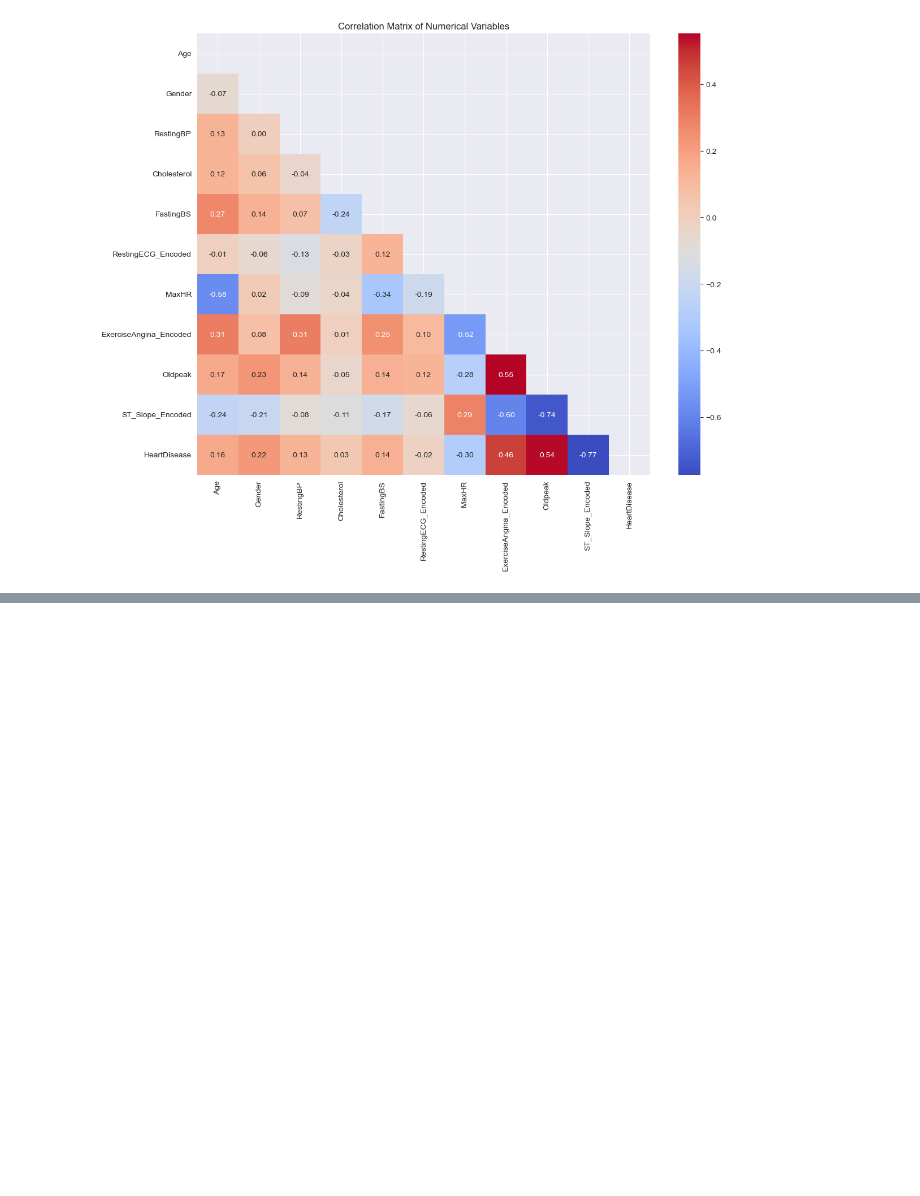
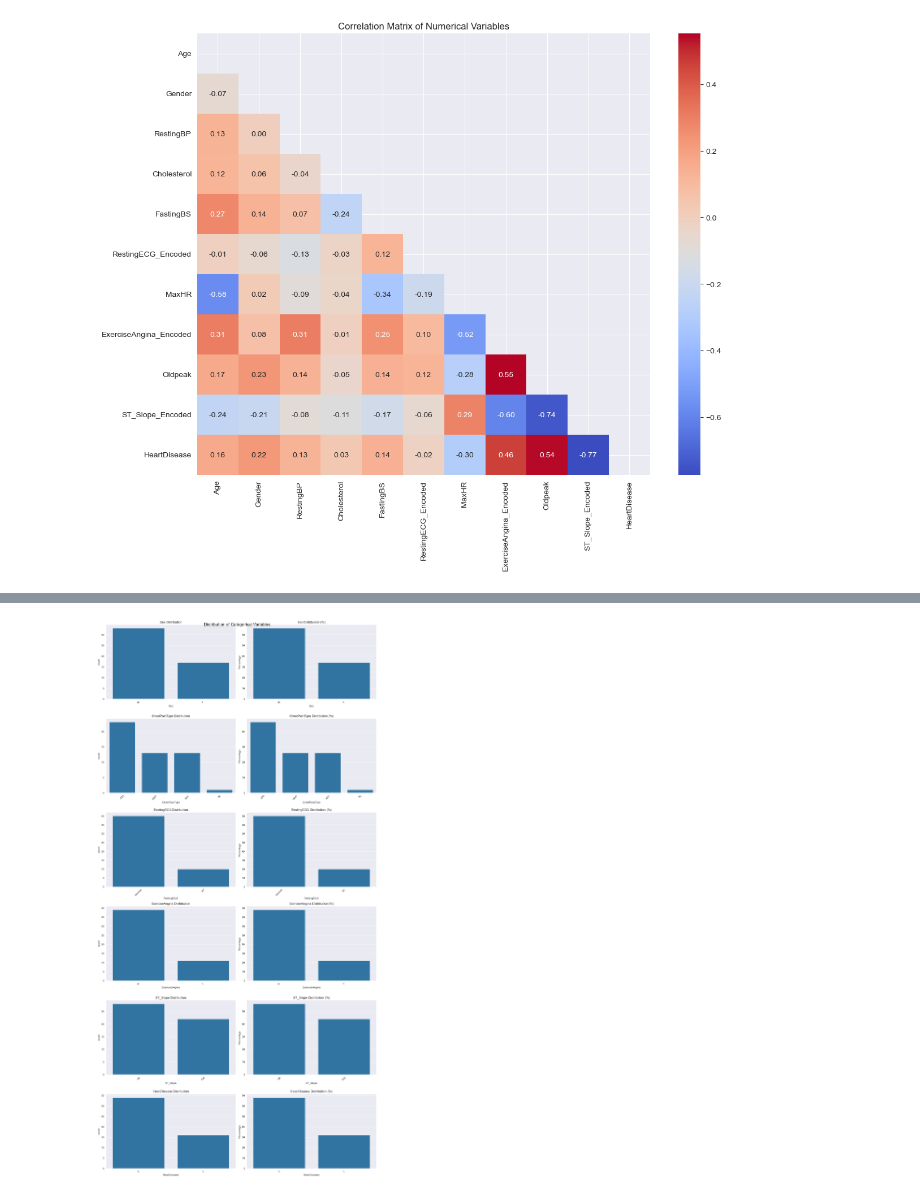
Before and after one commit to abdelmoniem-saad/Heart-Disease-Inferential-Statistics, a Jupyter notebook: Heart_Disease_Statistical_Inference.ipynb, the cells around one changed output, grey strips where cells are left out. Saved outputs shown, nothing was run; the diff lists cells and outputs as text; code cells hidden in the pictures; blank space fills up the shorter version.

```diff
--- a/Heart_Disease_Statistical_Inference.ipynb
+++ b/Heart_Disease_Statistical_Inference.ipynb
@@ -190,0 +226,21 @@ plt.show()
+# %%
+fig, axes = plt.subplots(len(categorical_columns), 2, figsize=(15, 5 * len(categorical_columns)))
+fig.suptitle('Distribution of Categorical Variables', fontsize=16)
+
+for i, col in enumerate(categorical_columns):
+    # Count plot
+    sns.countplot(data=df, x=col, ax=axes[i, 0])
+    axes[i, 0].set_title(f'{col} Distribution')
+    axes[i, 0].tick_params(axis='x', rotation=45)
+
+    # Percentage plot
+    percentages = df[col].value_counts(normalize=True) * 100
+    sns.barplot(x=percentages.index, y=percentages.values, ax=axes[i, 1])
+    axes[i, 1].set_title(f'{col} Distribution (%)')
+    axes[i, 1].set_ylabel('Percentage')
+    axes[i, 1].tick_params(axis='x', rotation=45)
+
+plt.tight_layout()
+plt.show()
+# %% [output]
+[figure, added]
```
Also changed, not shown: parts of 16 cells of this notebook.
